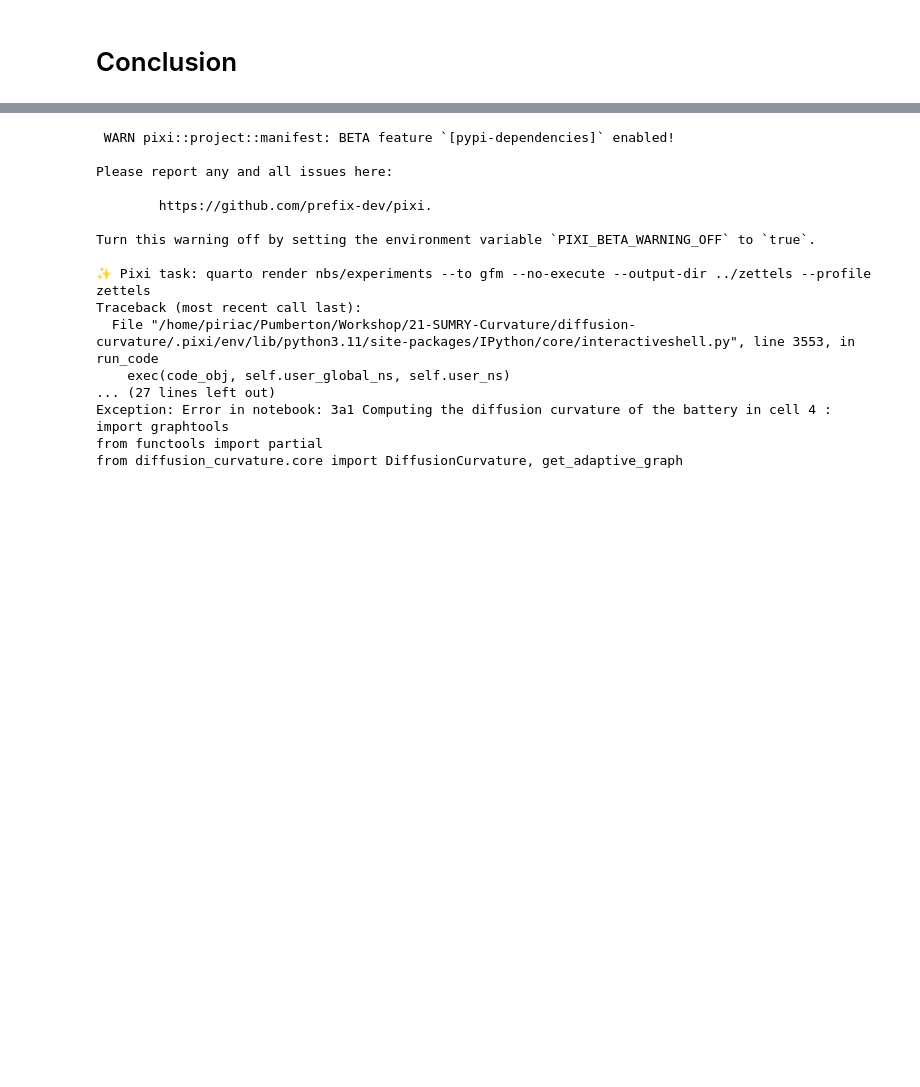
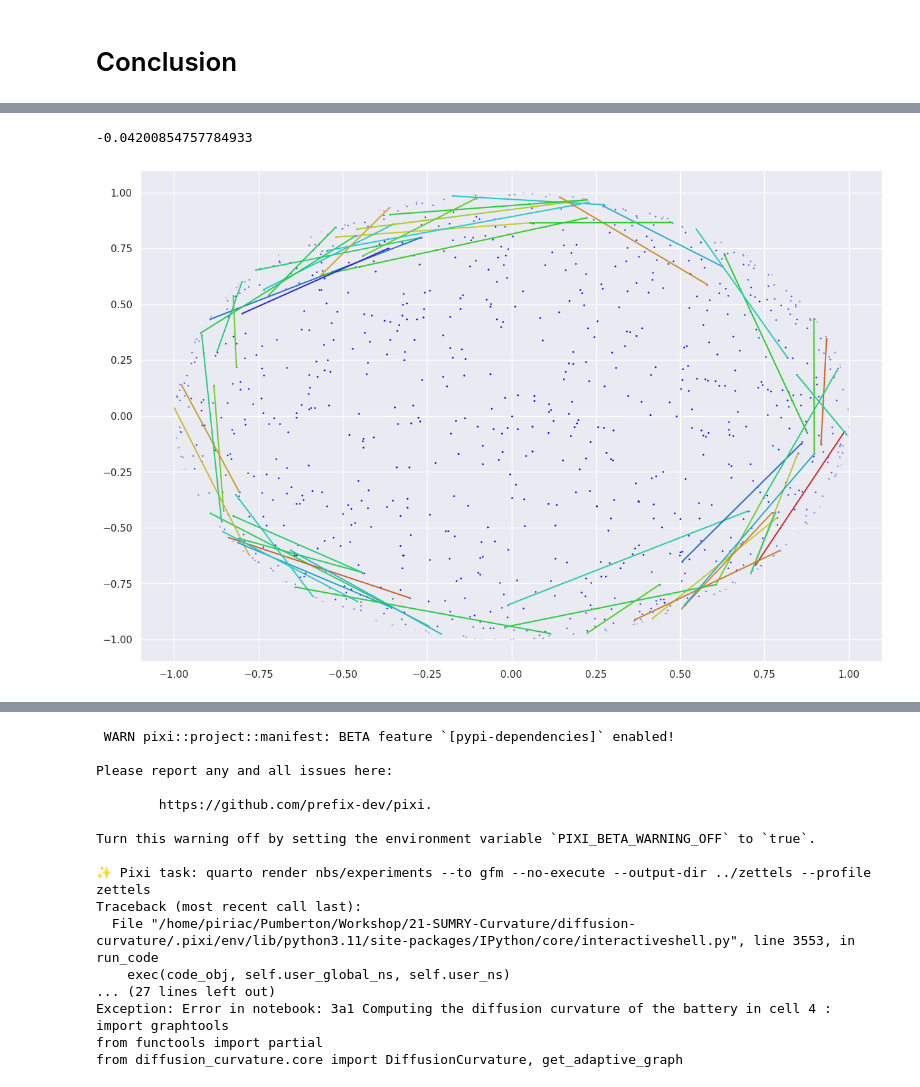
Before and after one commit to professorwug/diffusion-curvature, a Jupyter notebook: nbs/experiments/Curvature from Flattening.ipynb, the cells around one changed output, grey strips where cells are left out. Cells and saved outputs as stored; diff of their text form; code cells hidden in the pictures; blank space fills up the shorter version.

```diff
--- a/nbs/experiments/Curvature from Flattening.ipynb
+++ b/nbs/experiments/Curvature from Flattening.ipynb
@@ -229,0 +265,27 @@ Total euclidean length: 81.33543199300766
+# %%
+#|export
+from heatgeo.embedding import HeatGeo
+def curvature_via_flattening(X, central_idx):
+    # First, compute distances with heatgeo
+    emb_op = HeatGeo(knn=5)
+    emb = emb_op.fit_transform(X)
+    D = emb_op.dist
+    D_to_center = D[central_idx]
+    # Flatten points with radial flattener
+    embedded_points = radially_flatten_with_ae(X, D=D, central_idx=central_idx)
+    max_embedded = np.max(np.linalg.norm(embedded_points - embedded_points[central_idx],axis=1))
+    max_sphere = np.max(D[central_idx])
+    embedded_points = embedded_points * (max_sphere/max_embedded)
+    # generate triangle edges
+    edges = generate_triangle_edges(X, D)
+    # Compute the lengths per edge
+    embedded_edge_lengths = [np.linalg.norm(embedded_points[edge[0]] - embedded_points[edge[1]]) for edge in edges]
+    manifold_edge_lengths = [D[edge[0], edge[1]] for edge in edges]
+    # Compute differences between embedded and manifold lengths
+    diff = np.array(embedded_edge_lengths) - np.array(manifold_edge_lengths)
+    total_embedded = np.sum(embedded_edge_lengths)
+    total_manifold = np.sum(manifold_edge_lengths)
+    scalar_ks = 1 - total_manifold / total_embedded
+    return scalar_ks, diff
+# %%
+ks, differences = curvature_via_flattening(X_cap, 0)
@@ -229,0 +301,8 @@ Total euclidean length: 81.33543199300766
+# %%
+ks
+# %% [output]
+-0.04200854757784933
+# %%
+plot_edges_and_labels(X_cap, edges, differences)
+# %% [output]
+[figure, added]
```
Also changed, not shown: parts of 12 cells of this notebook, 5 other files.
